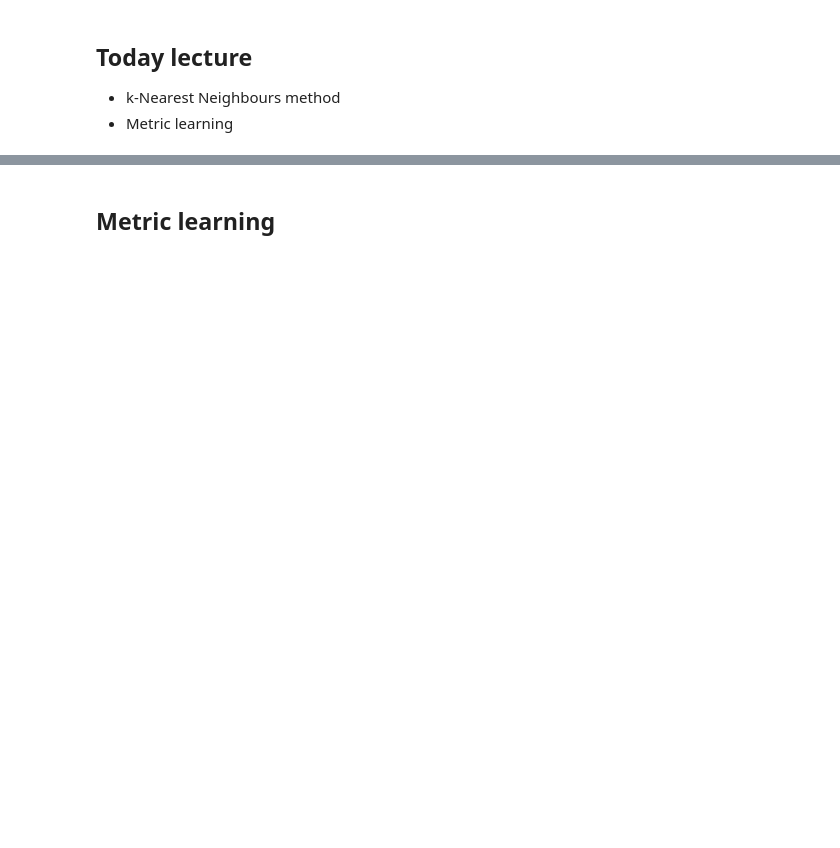
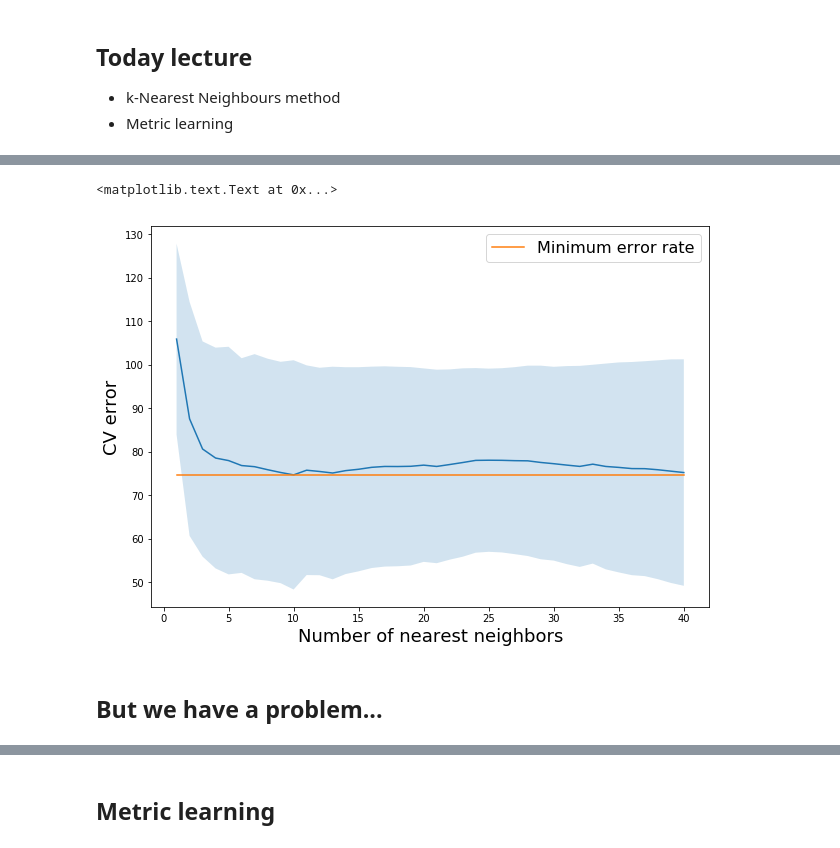
Before and after one commit to amkatrutsa/intro_ml, a Jupyter notebook: Lecture-2.ipynb, the cells around one changed output, grey strips where cells are left out. Drawn from its saved outputs; the diff is of its cells as text; code cells hidden in the pictures; blank space fills up the shorter version.

```diff
--- a/Lecture-2.ipynb
+++ b/Lecture-2.ipynb
@@ -121,0 +244,13 @@ plt.tight_layout()
+# %%
+plt.figure(figsize=(10, 7))
+plt.plot(k_list, mean_acc_list)
+plt.plot(k_list, np.ones(len(k_list)) * np.min(mean_acc_list), label="Minimum error rate")
+plt.fill_between(k_list, mean_acc_list - std_acc_list, mean_acc_list + std_acc_list, alpha=0.2)
+plt.legend(fontsize=16)
+plt.xlabel("Number of nearest neighbors", fontsize=18)
+plt.ylabel("CV error", fontsize=18)
+# %% [output]
+<matplotlib.text.Text at 0x...>
+[figure, added]
+# %% [markdown]
+## But we have a problem...
```
Also changed, not shown: parts of 36 cells of this notebook.
